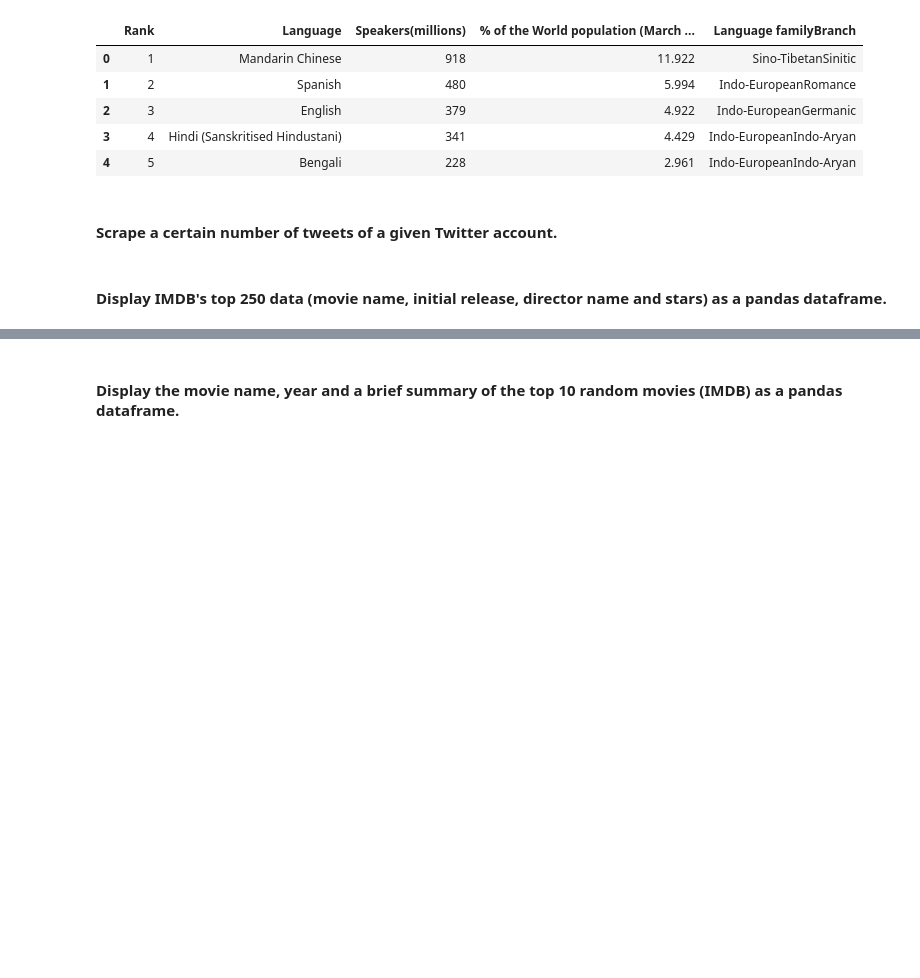
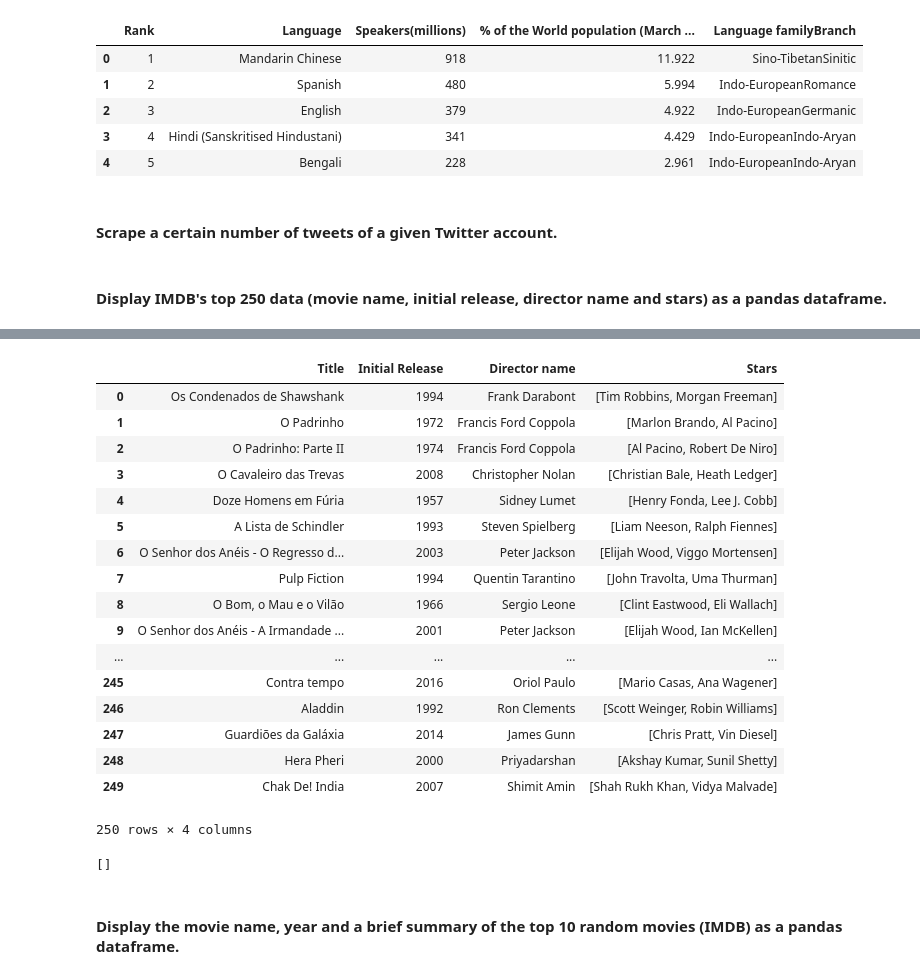
Before and after one commit to ta-data-lis/lab-web-scraping, a Jupyter notebook: your-code/main.ipynb, the cells around one changed output, grey strips where cells are left out. Cells and saved outputs as stored; diff of their text form; code cells hidden in the pictures; blank space fills up the shorter version.

```diff
--- a/your-code/main.ipynb
+++ b/your-code/main.ipynb
@@ -275,22 +275,16 @@ soup = BeautifulSoup(page.content, "html.parser")
 
 languages_dict = {}
 
-section = soup.find_all("div", {"class": "central-featured"})
-for element in section:
-    language = element.find_all("strong")
-    for lang in language:
-        lang = lang.get_text()
-        #print(lang)
-
-for number in section:
-    speakers = number.find_all("small")
-    for x in speakers:
-        x = x.get_text()
-        clean = re.findall("\d+",x)
+sections = soup.find_all("div", {"class": "central-featured"})
+for element in sections:
+    languages = element.find_all("strong")
+    speakers = element.find_all("small")
+    for language, speaker in zip(languages,speakers):
+        lang = language.get_text()
+        speaker = speaker.get_text()
+        clean = re.findall("\d+",speaker)
         clean = "".join(clean)
-        #print(clean)
-
-languages_dict[lang] = clean
+        languages_dict[lang] = clean
 # %%
 languages_dict
 # %% [output]
@@ -364,3 +386,46 @@ SyntaxError: keyword can't be an expression (<ipython-input-78-5be038010e3b>, li
+# %%
+
+# tag: td
+table_body = soup.find_all('td')
+
+# titles
+titles = [element.find('img')['alt'] for element in table_body if element.find('img')]
+
+# directors and stars
+dir_stars = [element.a.get('title') for element in table_body if element.a][1::2]
+directors = [element.split(' (dir.)')[0] for element in dir_stars]
+stars = [element.split(', ')[1:] for element in dir_stars]
+
+# years
+years = [int(element.text.replace("(",'').replace(")",'')) for element in soup.find_all('span', attrs = {'class': 'secondaryInfo'})]
+
+# dataframe
+df = pd.DataFrame({'Title' : titles, 'Initial Release' : years, 'Director name' : directors, 'Stars' : stars})
+# %%
+df
+# %% [output]
+|  | Title | Initial Release | Director name | Stars |
+| 0 | Os Condenados de Shawshank | 1994 | Frank Darabont | [Tim Robbins, Morgan Freeman] |
+| 1 | O Padrinho | 1972 | Francis Ford Coppola | [Marlon Brando, Al Pacino] |
+| 2 | O Padrinho: Parte II | 1974 | Francis Ford Coppola | [Al Pacino, Robert De Niro] |
+| 3 | O Cavaleiro das Trevas | 2008 | Christopher Nolan | [Christian Bale, Heath Ledger] |
+| 4 | Doze Homens em Fúria | 1957 | Sidney Lumet | [Henry Fonda, Lee J. Cobb] |
+| 5 | A Lista de Schindler | 1993 | Steven Spielberg | [Liam Neeson, Ralph Fiennes] |
+| 6 | O Senhor dos Anéis - O Regresso d... | 2003 | Peter Jackson | [Elijah Wood, Viggo Mortensen] |
+| 7 | Pulp Fiction | 1994 | Quentin Tarantino | [John Travolta, Uma Thurman] |
+| 8 | O Bom, o Mau e o Vilão | 1966 | Sergio Leone | [Clint Eastwood, Eli Wallach] |
+| 9 | O Senhor dos Anéis - A Irmandade ... | 2001 | Peter Jackson | [Elijah Wood, Ian McKellen] |
+| ... | ... | ... | ... | ... |
+| 245 | Contra tempo | 2016 | Oriol Paulo | [Mario Casas, Ana Wagener] |
+| 246 | Aladdin | 1992 | Ron Clements | [Scott Weinger, Robin Williams] |
+| 247 | Guardiões da Galáxia | 2014 | James Gunn | [Chris Pratt, Vin Diesel] |
+| 248 | Hera Pheri | 2000 | Priyadarshan | [Akshay Kumar, Sunil Shetty] |
+| 249 | Chak De! India | 2007 | Shimit Amin | [Shah Rukh Khan, Vidya Malvade] |
+250 rows × 4 columns
+# %%
+stars
+# %% [output]
+[]
 # %% [markdown]
 #### Display the movie name, year and a brief summary of the top 10 random movies (IMDB) as a pandas dataframe.
 # %%
```
Also changed, not shown: parts of 11 cells of this notebook.
